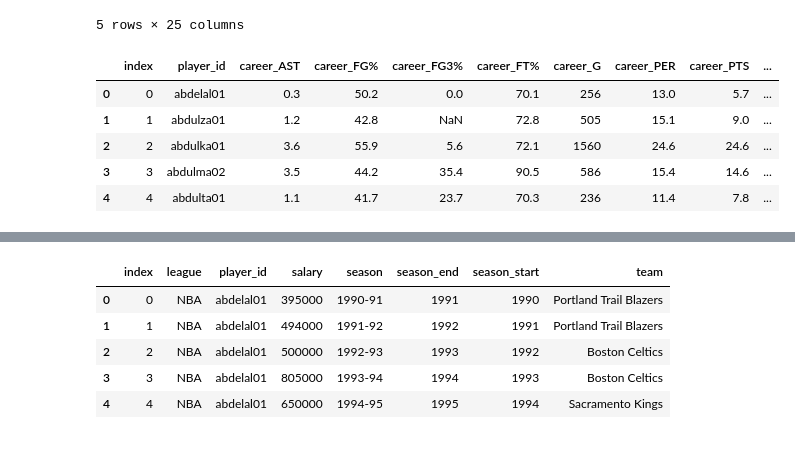
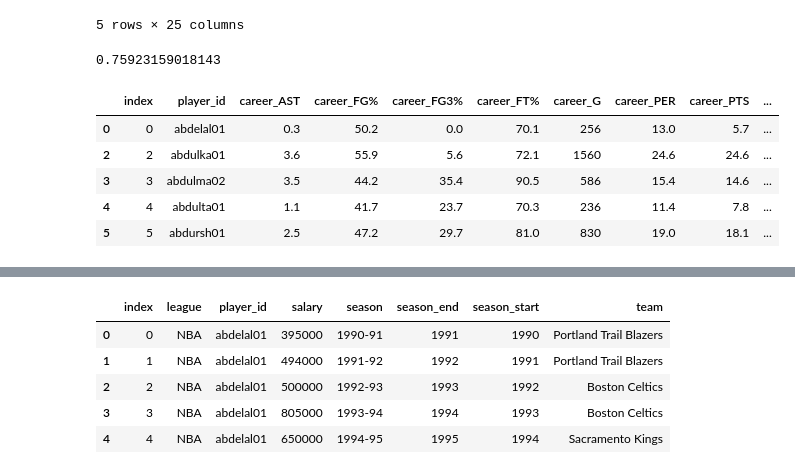
Before and after one commit to stephaanieyou/216project, a Jupyter notebook: performance.ipynb, the cells around one changed output, grey strips where cells are left out. Cells and saved outputs as stored; diff of their text form; code cells hidden in the pictures.

```diff
--- a/performance.ipynb
+++ b/performance.ipynb
@@ -22,14 +22,19 @@ players.head()
 # %%
 # dropping cols not important to analysis we are conducting
 players = players.drop(['birthDate', 'birthPlace', 'college', 'draft_team', 'draft_year', 'height', 'draft_round',
-                                    'highSchool', 'weight', 'shoots'], axis=1)
+                                    'highSchool', 'weight', 'shoots', 'position'], axis=1)
 draft_pick = players.pop('draft_pick') #popping because want to implement at a later date
 players.rename(columns={'_id':'player_id'}, inplace=True)
+old = players.shape[0]
+players.dropna(inplace=True)
+yield_perc = players.shape[0]/old
+print(yield_perc)
 players.head()
 # %% [output]
+0.75923159018143
 |  | index | player_id | career_AST | career_FG% | career_FG3% | career_FT% | career_G | career_PER | career_PTS | ... |
 | 0 | 0 | abdelal01 | 0.3 | 50.2 | 0.0 | 70.1 | 256 | 13.0 | 5.7 | ... |
-| 1 | 1 | abdulza01 | 1.2 | 42.8 | NaN | 72.8 | 505 | 15.1 | 9.0 | ... |
 | 2 | 2 | abdulka01 | 3.6 | 55.9 | 5.6 | 72.1 | 1560 | 24.6 | 24.6 | ... |
 | 3 | 3 | abdulma02 | 3.5 | 44.2 | 35.4 | 90.5 | 586 | 15.4 | 14.6 | ... |
 | 4 | 4 | abdulta01 | 1.1 | 41.7 | 23.7 | 70.3 | 236 | 11.4 | 7.8 | ... |
+| 5 | 5 | abdursh01 | 2.5 | 47.2 | 29.7 | 81.0 | 830 | 19.0 | 18.1 | ... |
```
Also changed, not shown: parts of 21 cells of this notebook, 7 other files.
